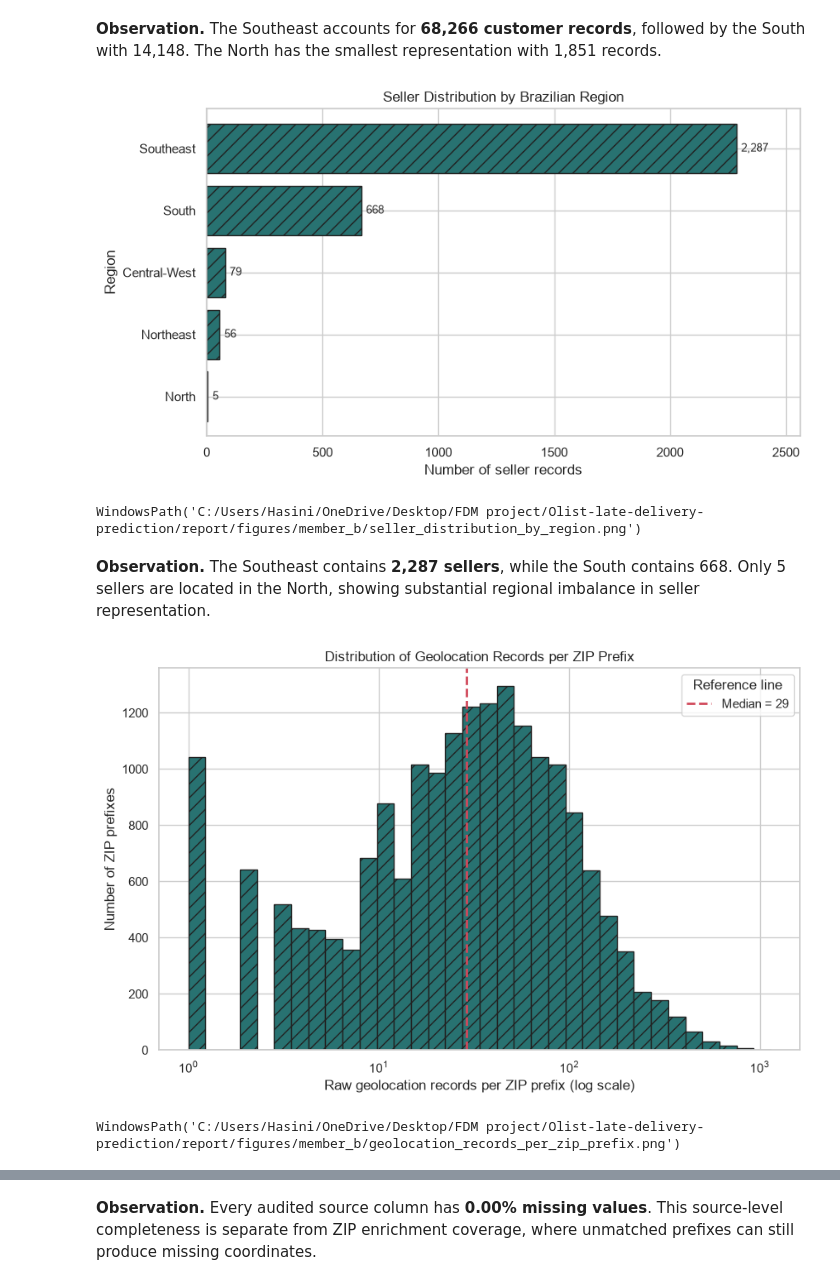
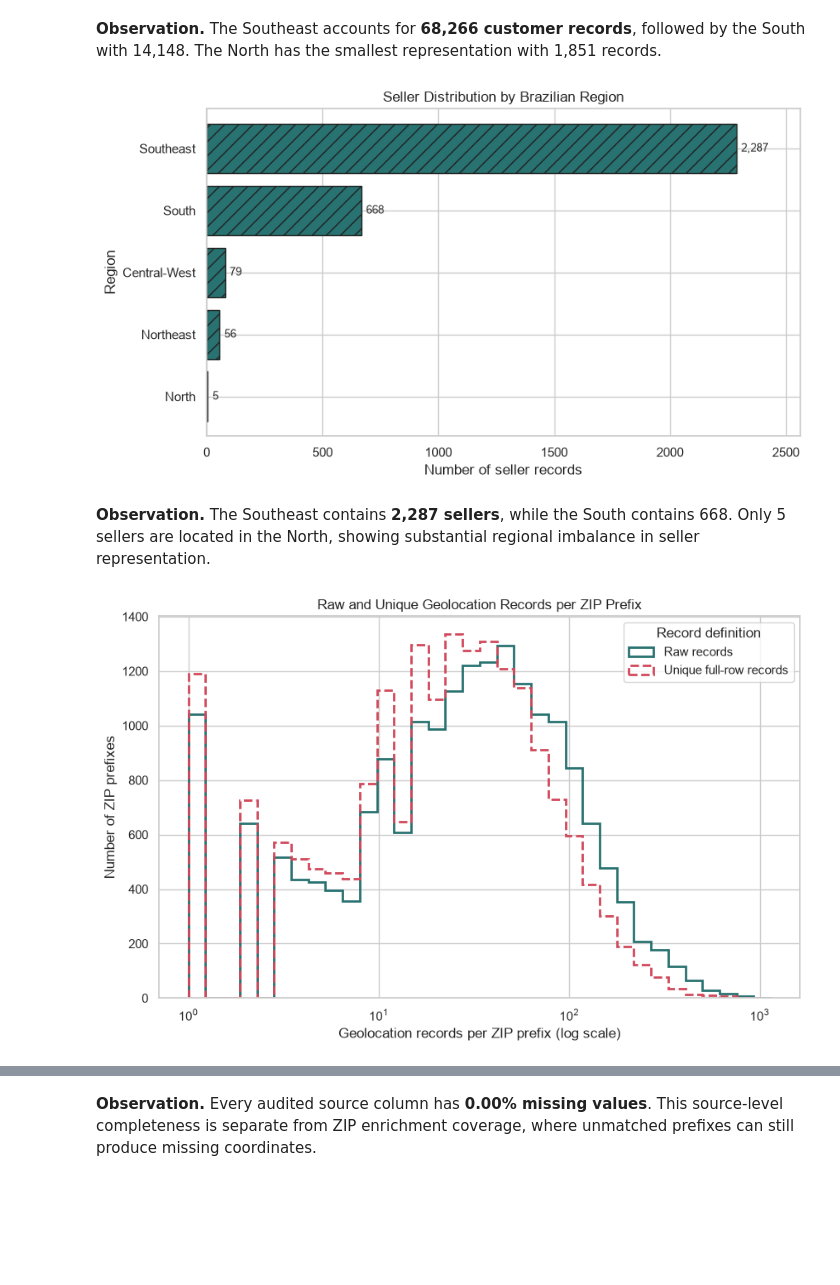
Before and after one commit to subhani257/Olist-late-delivery-prediction, a Jupyter notebook: notebooks/02_customer_seller_geo_eda_preprocessing.ipynb, the cells around one changed output, grey strips where cells are left out. Drawn from its saved outputs; the diff is of its cells as text; code cells hidden in the pictures; blank space fills up the shorter version.

Commit message:
feat: complete member B geographic preprocessing and features

```diff
--- a/notebooks/02_customer_seller_geo_eda_preprocessing.ipynb
+++ b/notebooks/02_customer_seller_geo_eda_preprocessing.ipynb
@@ -950,7 +1024,9 @@ import numpy as np
 import seaborn as sns
 
 FIGURE_DIR = REPO_ROOT / "report" / "figures" / "member_b"
-FIGURE_DIR.mkdir(parents=True, exist_ok=True)
+SAVE_MEMBER_B_FIGURES = os.environ.get("MEMBER_B_SAVE_FIGURES", "1") == "1"
+if SAVE_MEMBER_B_FIGURES:
+    FIGURE_DIR.mkdir(parents=True, exist_ok=True)
 GENERATED_FIGURES = {}
 
 sns.set_theme(style="whitegrid", context="notebook")
@@ -959,13 +1035,14 @@ SECONDARY_COLOR = "#D1495B"
 EDGE_COLOR = "#222222"
 
 
-def save_figure(fig, filename: str) -> Path:
+def save_figure(fig, filename: str) -> Path | None:
     output_path = FIGURE_DIR / filename
-    fig.savefig(output_path, dpi=180, bbox_inches="tight", facecolor="white")
-    GENERATED_FIGURES[filename] = output_path
+    if SAVE_MEMBER_B_FIGURES:
+        fig.savefig(output_path, dpi=180, bbox_inches="tight", facecolor="white")
+        GENERATED_FIGURES[filename] = output_path
     plt.show()
     plt.close(fig)
-    return output_path
+    return output_path if SAVE_MEMBER_B_FIGURES else None
 
 
 def label_horizontal_bars(ax, bars, formatter=lambda value: f"{int(value):,}"):
@@ -973,5 +1050,6 @@ def label_horizontal_bars(ax, bars, formatter=lambda value: f"{int(value):,}"):
     ax.margins(x=0.12)
 
 
-print(f"Figures will be saved to: {FIGURE_DIR}")
+figure_mode = f"save to {FIGURE_DIR}" if SAVE_MEMBER_B_FIGURES else "render in notebook only"
+print(f"Figure mode: {figure_mode}")
 # %% [output]
@@ -1057,23 +1130,21 @@ ax.set_ylabel("Region")
 save_figure(fig, "seller_distribution_by_region.png")
 # %% [output]
 [figure]
-WindowsPath('C:/Users/Hasini/OneDrive/Desktop/FDM project/Olist-late-delivery-prediction/report/figures/member_b/seller_distribution_by_region.png')
 # %% [markdown]
 **Observation.** The Southeast contains **2,287 sellers**, while the South contains 668. Only 5 sellers are located in the North, showing substantial regional imbalance in seller representation.
 # %%
-zip_record_distribution = geolocation_zip_clean["geolocation_record_count"]
-log_bins = np.logspace(0, np.log10(zip_record_distribution.max()), 35)
+raw_zip_record_distribution = geolocation_zip_clean["geo_raw_record_count"]
+unique_zip_record_distribution = geolocation_zip_clean["geo_unique_record_count"]
+log_bins = np.logspace(0, np.log10(raw_zip_record_distribution.max()), 35)
 fig, ax = plt.subplots(figsize=(10, 6))
-ax.hist(zip_record_distribution, bins=log_bins, color=PRIMARY_COLOR, edgecolor=EDGE_COLOR, hatch="//")
-median_records = zip_record_distribution.median()
-ax.axvline(median_records, color=SECONDARY_COLOR, linestyle="--", linewidth=2, label=f"Median = {median_records:,.0f}")
+ax.hist(raw_zip_record_distribution, bins=log_bins, histtype="step", linewidth=2, color=PRIMARY_COLOR, label="Raw records")
+ax.hist(unique_zip_record_distribution, bins=log_bins, histtype="step", linewidth=2, linestyle="--", color=SECONDARY_COLOR, label="Unique full-row records")
 ax.set_xscale("log")
-ax.set_title("Distribution of Geolocation Records per ZIP Prefix")
-ax.set_xlabel("Raw geolocation records per ZIP prefix (log scale)")
+ax.set_title("Raw and Unique Geolocation Records per ZIP Prefix")
+ax.set_xlabel("Geolocation records per ZIP prefix (log scale)")
 ax.set_ylabel("Number of ZIP prefixes")
-ax.legend(title="Reference line")
+ax.legend(title="Record definition")
 save_figure(fig, "geolocation_records_per_zip_prefix.png")
 # %% [output]
-[figure, old version]
+[figure, new version]
-WindowsPath('C:/Users/Hasini/OneDrive/Desktop/FDM project/Olist-late-delivery-prediction/report/figures/member_b/geolocation_records_per_zip_prefix.png')
 # %% [markdown]
```
Also changed, not shown: parts of 59 cells of this notebook, 6 other files.
